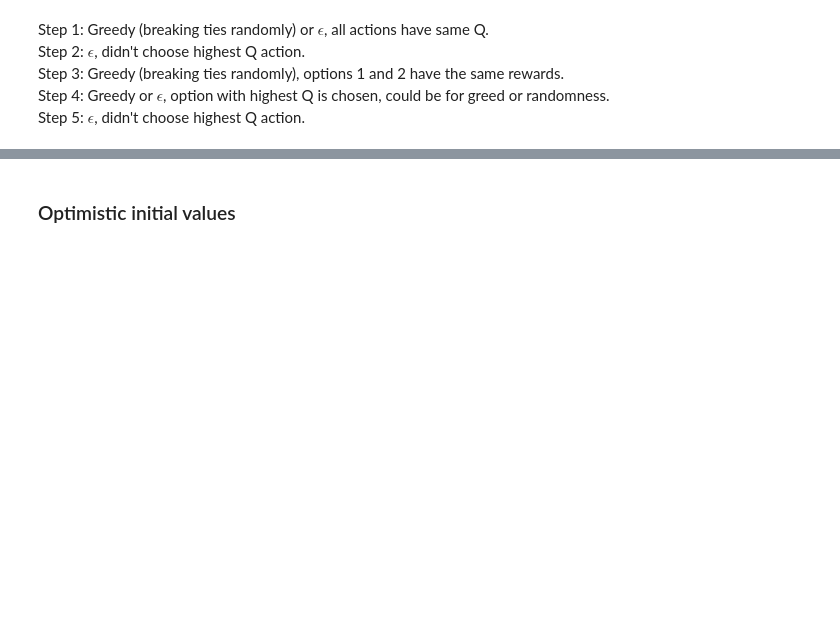
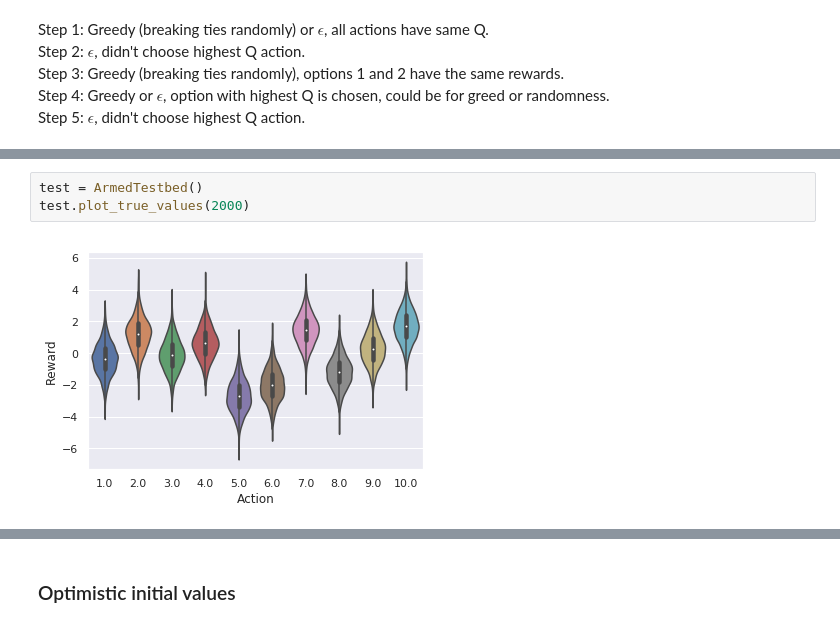
Before and after one commit to igonzalezperez/Reinforcement-Learning, a Jupyter notebook: k_armed_bandits.ipynb, the cells around one changed output, grey strips where cells are left out. Cells and saved outputs as stored; diff of their text form; blank space fills up the shorter version.

```diff
--- a/k_armed_bandits.ipynb
+++ b/k_armed_bandits.ipynb
@@ -205 +216,6 @@ $\epsilon = .01$ will perform better in the long run, since eventually it will e
+# %%
+test = ArmedTestbed()
+test.plot_true_values(2000)
+# %% [output]
+[figure, added]
 # %% [markdown]
```
Also changed, not shown: parts of 19 cells of this notebook.
